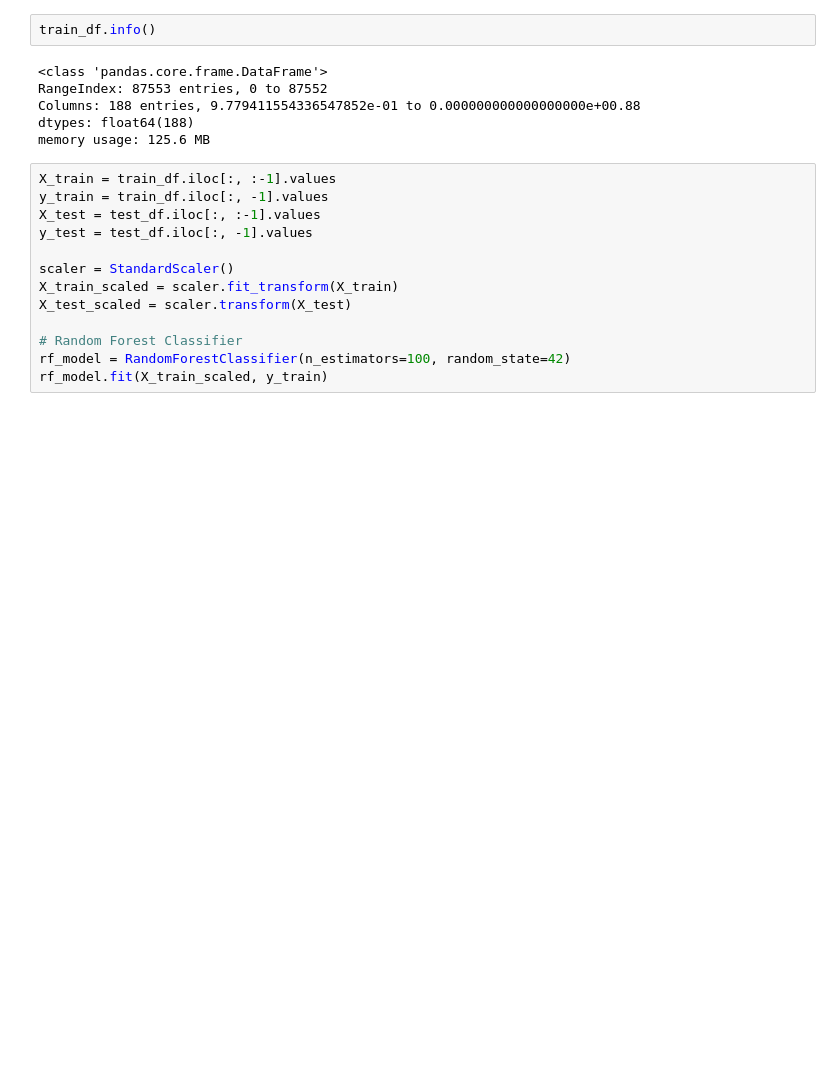
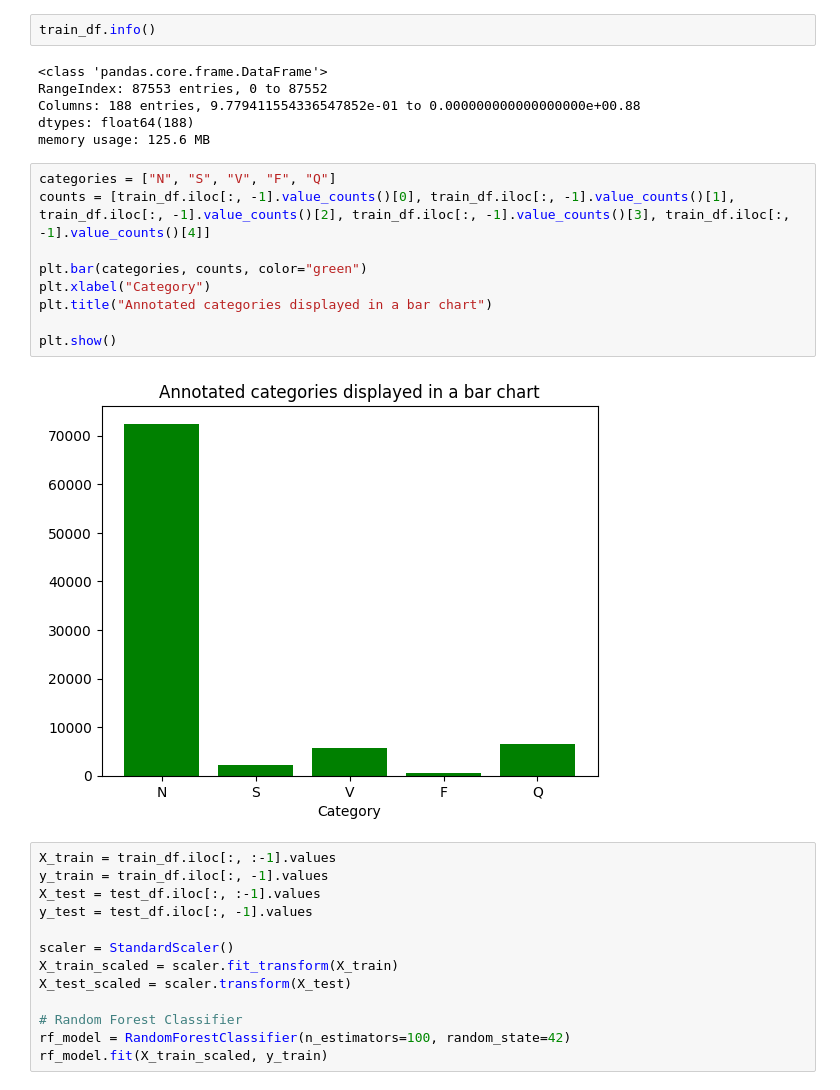
Before and after one commit to pzgs03/mlmed2024, a Jupyter notebook: mlmed-lab1.ipynb, the cells around one changed output. Drawn from its saved outputs; the diff is of its cells as text; blank space fills up the shorter version.

```diff
--- a/mlmed-lab1.ipynb
+++ b/mlmed-lab1.ipynb
@@ -48,6 +56,17 @@ RangeIndex: 87553 entries, 0 to 87552
 Columns: 188 entries, 9.779411554336547852e-01 to 0.000000000000000000e+00.88
 dtypes: float64(188)
 memory usage: 125.6 MB
+# %%
+categories = ["N", "S", "V", "F", "Q"]
+counts = [train_df.iloc[:, -1].value_counts()[0], train_df.iloc[:, -1].value_counts()[1], train_df.iloc[:, -1].value_counts()[2], train_df.iloc[:, -1].value_counts()[3], train_df.iloc[:, -1].value_counts()[4]]
+
+plt.bar(categories, counts, color="green")
+plt.xlabel("Category")
+plt.title("Annotated categories displayed in a bar chart")
+
+plt.show()
+# %% [output]
+[figure, added]
 # %%
 X_train = train_df.iloc[:, :-1].values
 y_train = train_df.iloc[:, -1].values
```
Also changed, not shown: parts of 1 cell of this notebook.
